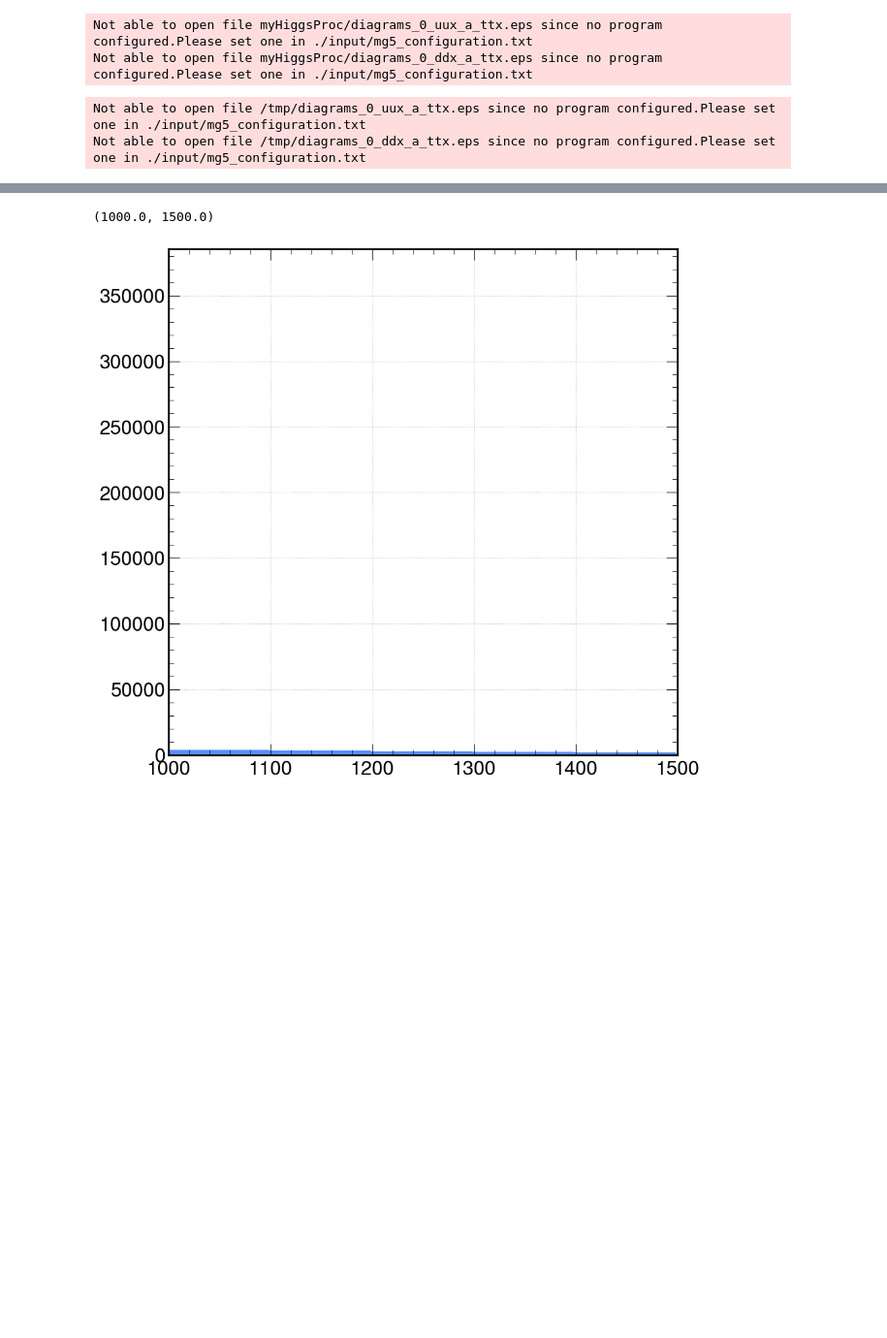
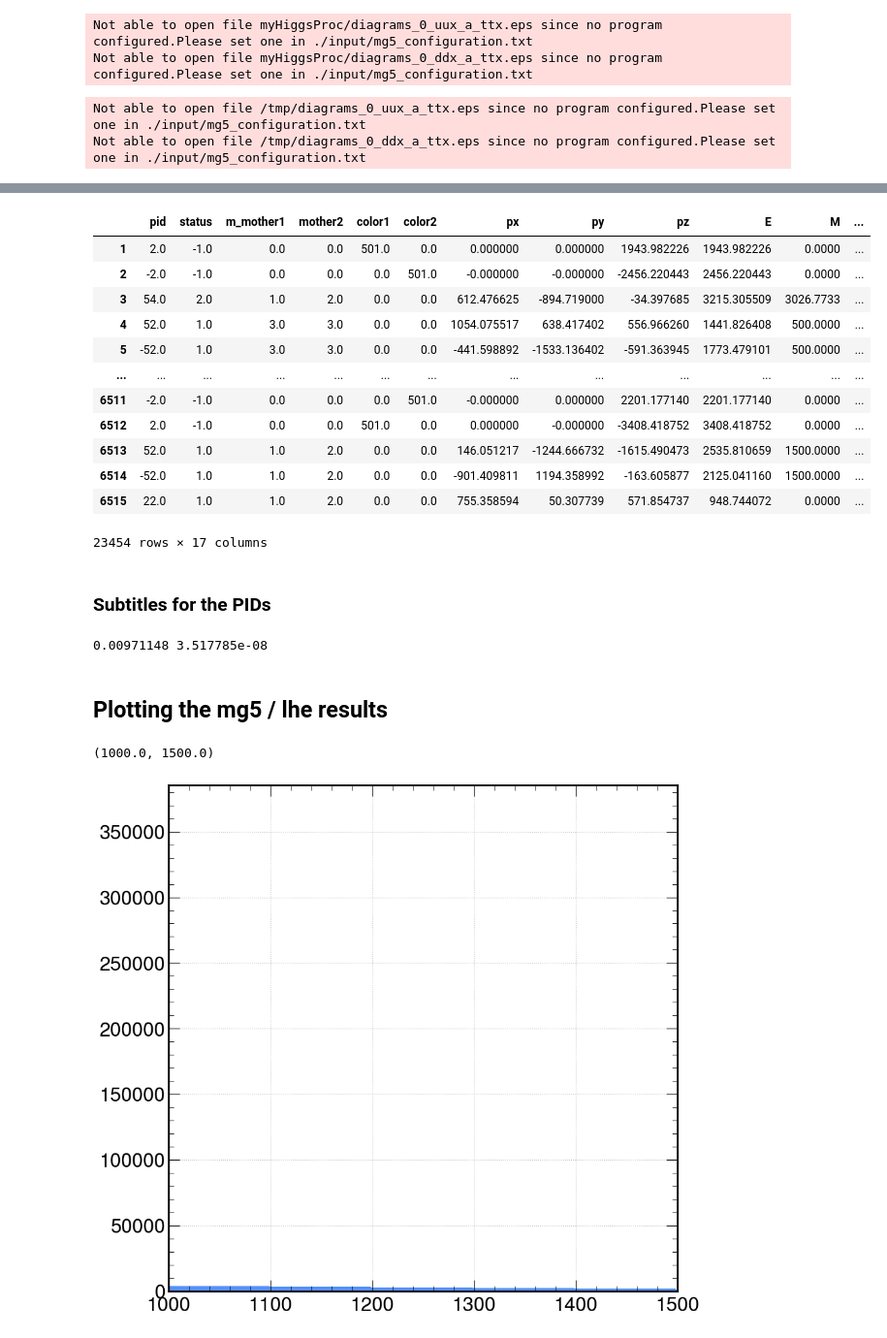
Before and after one commit to mardsouza/MadPy, a Jupyter notebook: notebooks/madgraph-manipulate-events.ipynb, the cells around one changed output, grey strips where cells are left out. Shown: that part at 97% size. Saved outputs shown, nothing was run; the diff lists cells and outputs as text; code cells hidden in the pictures; blank space fills up the shorter version.

Commit message:
update requirements and some install instructions, new LHE parser

```diff
--- a/notebooks/madgraph-manipulate-events.ipynb
+++ b/notebooks/madgraph-manipulate-events.ipynb
@@ -544,3 +296,0 @@ df_events
-# %%
-#df_events.to_csv('proton_z_met_1kk.csv')
-df_events = pd.read_csv('proton_z_met_1kk.csv')
@@ -555,8 +296,0 @@ print(total_cross_section, total_cross_section_error)
-# %%
-df_events['neutrino'] = 1
-df_events['neutrino'] = -1
-df_events.loc[df_events['PID'].isin([12, 14, 16, ]), 'neutrino'] = True
-df_events.loc[df_events['PID'].isin([-12, -14, -16]), 'anti_neutrino'] = True
-#df_events.loc[df_events['neutrino'], 'PID'] = 12
-#df_events['PID_abs'] = abs(df_events['PID'])
-df_gp = df_events.groupby(['Event_ID', 'neutrino' ,'PID'], as_index=False)['E'].sum()
@@ -622,0 +301,20 @@ ValueError: zero-size array to reduction operation maximum which has no identity
+# %%
+import subprocess
+import os
+import pandas as pd
+#import mplhep as hep
+import numpy as np
+import pandas as pd
+import matplotlib.pyplot as plt
+
+lhe_file = '/home/mjrxy/MadPy/workdir/new_process/Events/run_01/unweighted_events.lhe.gz'
+
+def unpack_events(events_path):
+    try:
+        #output_zip_file = os.path.join(working_dir, f"{event_name}/Events/run_01/unweighted_events.lhe.gz")
+        subprocess.run(["gzip", "-d", events_path])
+        print("Arquivo LHE descompactado com sucesso.")
+    except FileNotFoundError:
+        print('Arquivo ja foi descompactado')
+
+unpack_events(lhe_file)
@@ -622,0 +443,10 @@ ValueError: zero-size array to reduction operation maximum which has no identity
+# %%
+df_events_merged = pd.DataFrame()
+lhe_file = '/home/mjrxy/MadPy/workdir/dmsimp_v1/Events/run_01/unweighted_events.lhe.gz'
+output_lhe_file = unpack_events(lhe_file)
+for run in [1, 2, 3, 4]:
+    lhe_file = f'/home/mjrxy/MadPy/workdir/dmsimp_v1/Events/run_0{run}/unweighted_events.lhe.gz'
+    output_lhe_file = unpack_events(lhe_file)
+
+    df_events, _ = parse_lhe_file(output_lhe_file, cross_section_value, cross_section_error, run_number=run)
+    df_events_merged = pd.concat([df_events_merged, df_events])
@@ -622,0 +464,18 @@ ValueError: zero-size array to reduction operation maximum which has no identity
+# %%
+df_events_merged
+# %% [output]
+|  | pid | status | m_mother1 | mother2 | color1 | color2 | px | py | pz | E | M | ... |
+| 1 | 2.0 | -1.0 | 0.0 | 0.0 | 501.0 | 0.0 | 0.000000 | 0.000000 | 1943.982226 | 1943.982226 | 0.0000 | ... |
+| 2 | -2.0 | -1.0 | 0.0 | 0.0 | 0.0 | 501.0 | -0.000000 | -0.000000 | -2456.220443 | 2456.220443 | 0.0000 | ... |
+| 3 | 54.0 | 2.0 | 1.0 | 2.0 | 0.0 | 0.0 | 612.476625 | -894.719000 | -34.397685 | 3215.305509 | 3026.7733 | ... |
+| 4 | 52.0 | 1.0 | 3.0 | 3.0 | 0.0 | 0.0 | 1054.075517 | 638.417402 | 556.966260 | 1441.826408 | 500.0000 | ... |
+| 5 | -52.0 | 1.0 | 3.0 | 3.0 | 0.0 | 0.0 | -441.598892 | -1533.136402 | -591.363945 | 1773.479101 | 500.0000 | ... |
+| ... | ... | ... | ... | ... | ... | ... | ... | ... | ... | ... | ... | ... |
+| 6511 | -2.0 | -1.0 | 0.0 | 0.0 | 0.0 | 501.0 | -0.000000 | 0.000000 | 2201.177140 | 2201.177140 | 0.0000 | ... |
+| 6512 | 2.0 | -1.0 | 0.0 | 0.0 | 501.0 | 0.0 | 0.000000 | -0.000000 | -3408.418752 | 3408.418752 | 0.0000 | ... |
+| 6513 | 52.0 | 1.0 | 1.0 | 2.0 | 0.0 | 0.0 | 146.051217 | -1244.666732 | -1615.490473 | 2535.810659 | 1500.0000 | ... |
+| 6514 | -52.0 | 1.0 | 1.0 | 2.0 | 0.0 | 0.0 | -901.409811 | 1194.358992 | -163.605877 | 2125.041160 | 1500.0000 | ... |
+| 6515 | 22.0 | 1.0 | 1.0 | 2.0 | 0.0 | 0.0 | 755.358594 | 50.307739 | 571.854737 | 948.744072 | 0.0000 | ... |
+23454 rows × 17 columns
+# %% [markdown]
+### Subtitles for the PIDs
@@ -622,0 +514,6 @@ ValueError: zero-size array to reduction operation maximum which has no identity
+# %%
+total_cross_section = df_events.cross_section.iloc[0] * 1000 # converts to fb
+total_cross_section_error = df_events.cross_section_error.iloc[0]
+print(total_cross_section, total_cross_section_error)
+# %% [output]
+0.00971148 3.517785e-08
@@ -622,0 +525,2 @@ ValueError: zero-size array to reduction operation maximum which has no identity
+# %% [markdown]
+## Plotting the mg5 / lhe results
```
Also changed, not shown: parts of 45 cells of this notebook, 5 other files.
